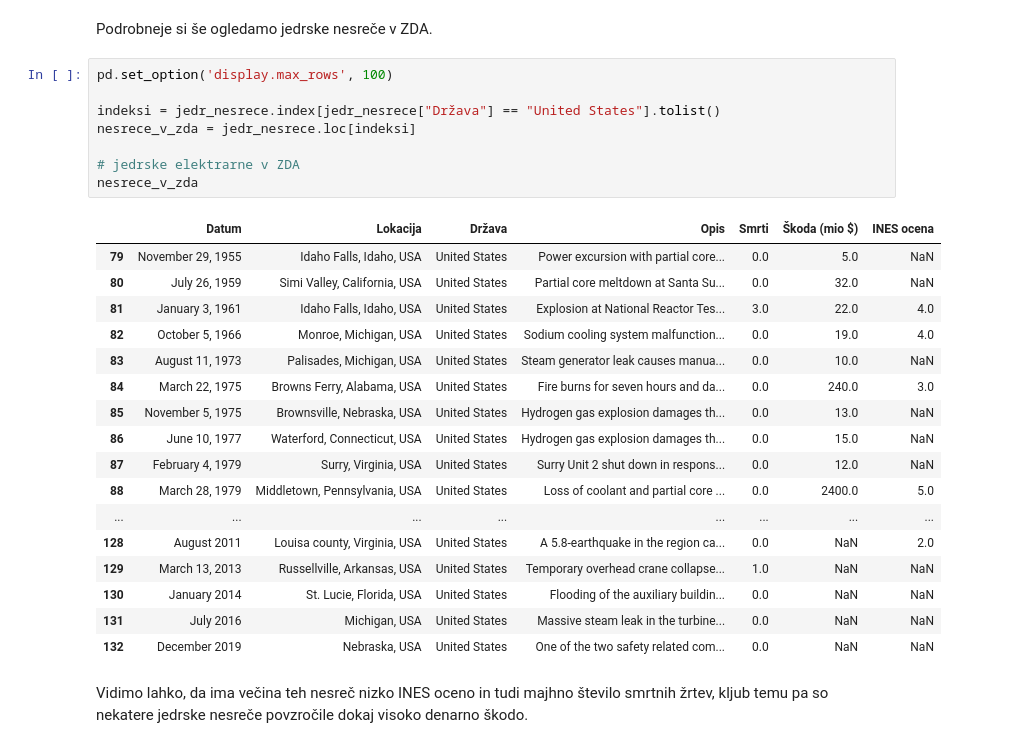
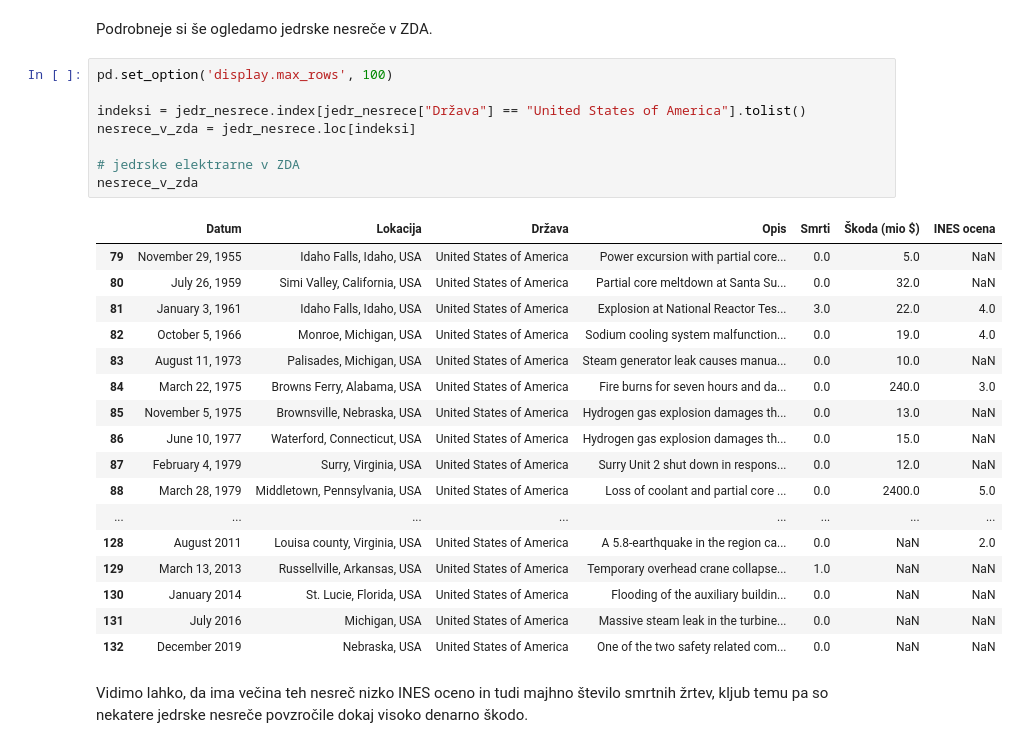
Before and after one commit to aljagombac/analiza-jedrskih-reaktorjev-in-nesrec, a Jupyter notebook: analiza/reaktoji_nesrece.ipynb, the cells around one changed output. Saved outputs shown, nothing was run; the diff lists cells and outputs as text.

```diff
--- a/analiza/reaktoji_nesrece.ipynb
+++ b/analiza/reaktoji_nesrece.ipynb
@@ -656,29 +642,29 @@ Podrobneje si še ogledamo jedrske nesreče v ZDA.
 # %%
 pd.set_option('display.max_rows', 100)
 
-indeksi = jedr_nesrece.index[jedr_nesrece["Država"] == "United States"].tolist()
+indeksi = jedr_nesrece.index[jedr_nesrece["Država"] == "United States of America"].tolist()
 nesrece_v_zda = jedr_nesrece.loc[indeksi]
 
 # jedrske elektrarne v ZDA
 nesrece_v_zda
 # %% [output]
 |  | Datum | Lokacija | Država | Opis | Smrti | Škoda (mio $) | INES ocena |
-| 79 | November 29, 1955 | Idaho Falls, Idaho, USA | United States | Power excursion with partial core... | 0.0 | 5.0 | NaN |
-| 80 | July 26, 1959 | Simi Valley, California, USA | United States | Partial core meltdown at Santa Su... | 0.0 | 32.0 | NaN |
-| 81 | January 3, 1961 | Idaho Falls, Idaho, USA | United States | Explosion at National Reactor Tes... | 3.0 | 22.0 | 4.0 |
-| 82 | October 5, 1966 | Monroe, Michigan, USA | United States | Sodium cooling system malfunction... | 0.0 | 19.0 | 4.0 |
-| 83 | August 11, 1973 | Palisades, Michigan, USA | United States | Steam generator leak causes manua... | 0.0 | 10.0 | NaN |
-| 84 | March 22, 1975 | Browns Ferry, Alabama, USA | United States | Fire burns for seven hours and da... | 0.0 | 240.0 | 3.0 |
-| 85 | November 5, 1975 | Brownsville, Nebraska, USA | United States | Hydrogen gas explosion damages th... | 0.0 | 13.0 | NaN |
-| 86 | June 10, 1977 | Waterford, Connecticut, USA | United States | Hydrogen gas explosion damages th... | 0.0 | 15.0 | NaN |
-| 87 | February 4, 1979 | Surry, Virginia, USA | United States | Surry Unit 2 shut down in respons... | 0.0 | 12.0 | NaN |
-| 88 | March 28, 1979 | Middletown, Pennsylvania, USA | United States | Loss of coolant and partial core ... | 0.0 | 2400.0 | 5.0 |
+| 79 | November 29, 1955 | Idaho Falls, Idaho, USA | United States of America | Power excursion with partial core... | 0.0 | 5.0 | NaN |
+| 80 | July 26, 1959 | Simi Valley, California, USA | United States of America | Partial core meltdown at Santa Su... | 0.0 | 32.0 | NaN |
+| 81 | January 3, 1961 | Idaho Falls, Idaho, USA | United States of America | Explosion at National Reactor Tes... | 3.0 | 22.0 | 4.0 |
+| 82 | October 5, 1966 | Monroe, Michigan, USA | United States of America | Sodium cooling system malfunction... | 0.0 | 19.0 | 4.0 |
+| 83 | August 11, 1973 | Palisades, Michigan, USA | United States of America | Steam generator leak causes manua... | 0.0 | 10.0 | NaN |
+| 84 | March 22, 1975 | Browns Ferry, Alabama, USA | United States of America | Fire burns for seven hours and da... | 0.0 | 240.0 | 3.0 |
+| 85 | November 5, 1975 | Brownsville, Nebraska, USA | United States of America | Hydrogen gas explosion damages th... | 0.0 | 13.0 | NaN |
+| 86 | June 10, 1977 | Waterford, Connecticut, USA | United States of America | Hydrogen gas explosion damages th... | 0.0 | 15.0 | NaN |
+| 87 | February 4, 1979 | Surry, Virginia, USA | United States of America | Surry Unit 2 shut down in respons... | 0.0 | 12.0 | NaN |
+| 88 | March 28, 1979 | Middletown, Pennsylvania, USA | United States of America | Loss of coolant and partial core ... | 0.0 | 2400.0 | 5.0 |
 | ... | ... | ... | ... | ... | ... | ... | ... |
-| 128 | August 2011 | Louisa county, Virginia, USA | United States | A 5.8-earthquake in the region ca... | 0.0 | NaN | 2.0 |
-| 129 | March 13, 2013 | Russellville, Arkansas, USA | United States | Temporary overhead crane collapse... | 1.0 | NaN | NaN |
-| 130 | January 2014 | St. Lucie, Florida, USA | United States | Flooding of the auxiliary buildin... | 0.0 | NaN | NaN |
-| 131 | July 2016 | Michigan, USA | United States | Massive steam leak in the turbine... | 0.0 | NaN | NaN |
-| 132 | December 2019 | Nebraska, USA | United States | One of the two safety related com... | 0.0 | NaN | NaN |
+| 128 | August 2011 | Louisa county, Virginia, USA | United States of America | A 5.8-earthquake in the region ca... | 0.0 | NaN | 2.0 |
+| 129 | March 13, 2013 | Russellville, Arkansas, USA | United States of America | Temporary overhead crane collapse... | 1.0 | NaN | NaN |
+| 130 | January 2014 | St. Lucie, Florida, USA | United States of America | Flooding of the auxiliary buildin... | 0.0 | NaN | NaN |
+| 131 | July 2016 | Michigan, USA | United States of America | Massive steam leak in the turbine... | 0.0 | NaN | NaN |
+| 132 | December 2019 | Nebraska, USA | United States of America | One of the two safety related com... | 0.0 | NaN | NaN |
 # %% [markdown]
 Vidimo lahko, da ima večina teh nesreč nizko INES oceno in tudi majhno število smrtnih žrtev, kljub temu pa so nekatere jedrske nesreče povzročile dokaj visoko denarno škodo.
 # %% [markdown]
```
Also changed, not shown: parts of 23 cells of this notebook, 3 other files.
